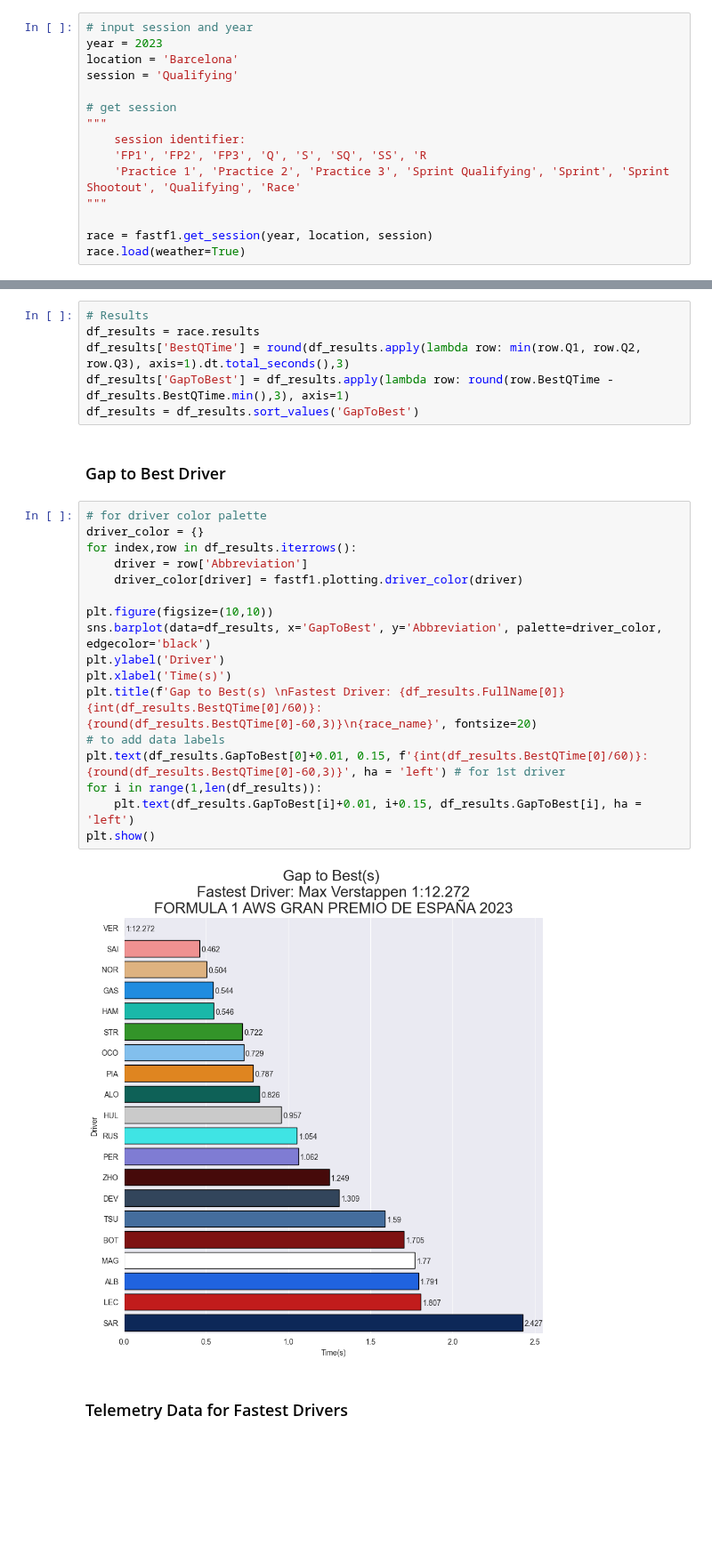
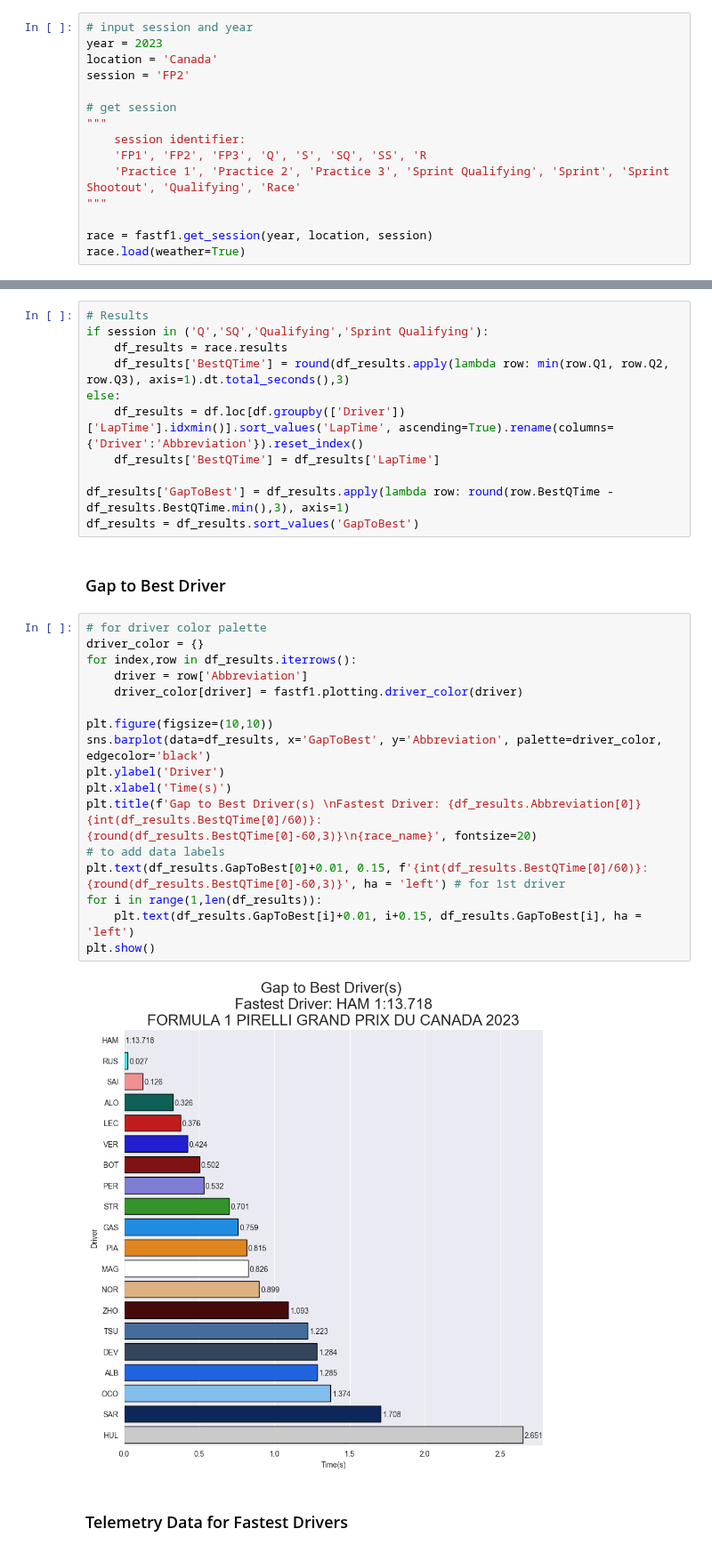
Before and after one commit to edmundhong/formula1-dataanalysis, a Jupyter notebook: Best Lap Analysis.ipynb, the cells around one changed output, grey strips where cells are left out. Shown at 89% size. Drawn from its saved outputs; the diff is of its cells as text; blank space fills up the shorter version.

Commit message:
update Best Lap Analysis

```diff
--- a/Best Lap Analysis.ipynb
+++ b/Best Lap Analysis.ipynb
@@ -24,8 +24,8 @@ pd.set_option('display.max_columns', None)
 # %%
 # input session and year
 year = 2023
-location = 'Barcelona'
-session = 'Qualifying'
+location = 'Canada'
+session = 'FP2'
 
 # get session
 """
@@ -74,8 +78,13 @@ df.Sector3Time = df.Sector3Time.dt.total_seconds()
 ### Load Results and Gap Calculation
 # %%
 # Results
-df_results = race.results
-df_results['BestQTime'] = round(df_results.apply(lambda row: min(row.Q1, row.Q2, row.Q3), axis=1).dt.total_seconds(),3)
+if session in ('Q','SQ','Qualifying','Sprint Qualifying'):
+    df_results = race.results
+    df_results['BestQTime'] = round(df_results.apply(lambda row: min(row.Q1, row.Q2, row.Q3), axis=1).dt.total_seconds(),3)
+else:
+    df_results = df.loc[df.groupby(['Driver'])['LapTime'].idxmin()].sort_values('LapTime', ascending=True).rename(columns={'Driver':'Abbreviation'}).reset_index()
+    df_results['BestQTime'] = df_results['LapTime']
+
 df_results['GapToBest'] = df_results.apply(lambda row: round(row.BestQTime - df_results.BestQTime.min(),3), axis=1)
 df_results = df_results.sort_values('GapToBest')
 # %% [markdown]
@@ -83,22 +92,22 @@ df_results = df_results.sort_values('GapToBest')
 # %%
 # for driver color palette
 driver_color = {}
 for index,row in df_results.iterrows():
     driver = row['Abbreviation']
     driver_color[driver] = fastf1.plotting.driver_color(driver)
 
 plt.figure(figsize=(10,10))
 sns.barplot(data=df_results, x='GapToBest', y='Abbreviation', palette=driver_color,  edgecolor='black')
 plt.ylabel('Driver')
 plt.xlabel('Time(s)')
-plt.title(f'Gap to Best(s) \nFastest Driver: {df_results.FullName[0]} {int(df_results.BestQTime[0]/60)}:{round(df_results.BestQTime[0]-60,3)}\n{race_name}', fontsize=20)
+plt.title(f'Gap to Best Driver(s) \nFastest Driver: {df_results.Abbreviation[0]} {int(df_results.BestQTime[0]/60)}:{round(df_results.BestQTime[0]-60,3)}\n{race_name}', fontsize=20)
 # to add data labels
 plt.text(df_results.GapToBest[0]+0.01, 0.15, f'{int(df_results.BestQTime[0]/60)}:{round(df_results.BestQTime[0]-60,3)}', ha = 'left') # for 1st driver
 for i in range(1,len(df_results)):
     plt.text(df_results.GapToBest[i]+0.01, i+0.15, df_results.GapToBest[i], ha = 'left')
 plt.show()
 # %% [output]
-[figure, old version]
+[figure, new version]
 # %% [markdown]
 ### Telemetry Data for Fastest Drivers
 # %%
```
Also changed, not shown: parts of 7 cells of this notebook.
